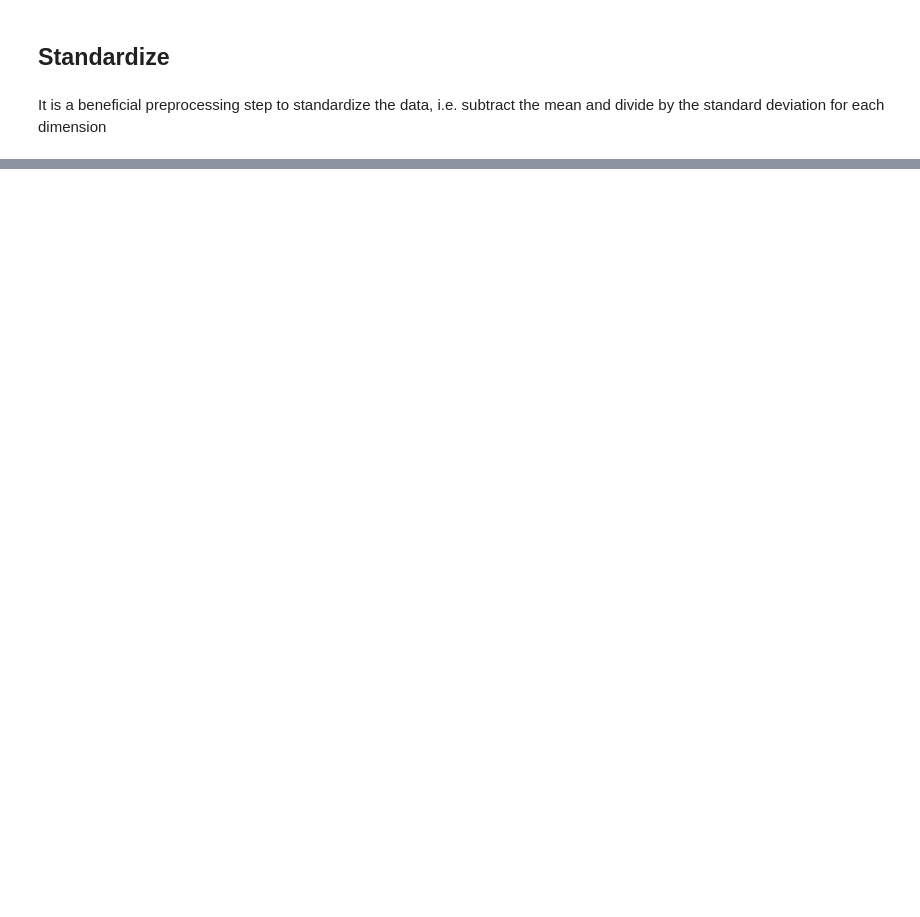
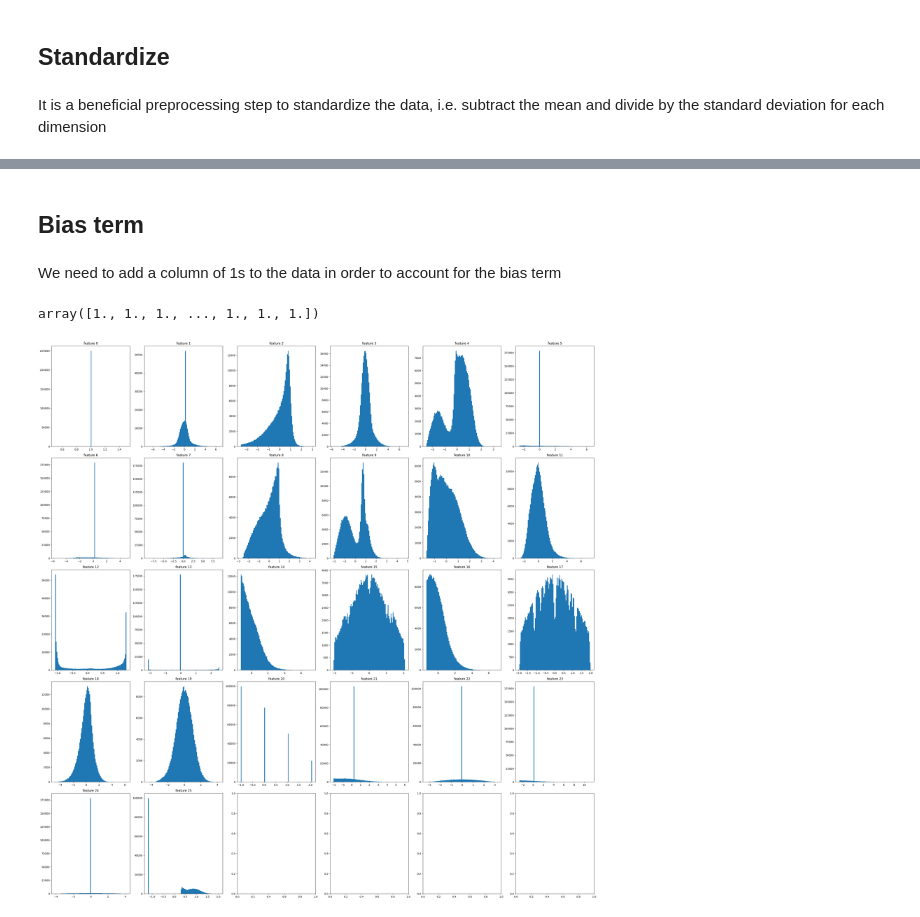
Before and after one commit to CS-433/ml-project-1-mnms, a Jupyter notebook: scripts/Data_Exploration.ipynb, the cells around one changed output, grey strips where cells are left out. Drawn from its saved outputs; the diff is of its cells as text; code cells hidden in the pictures; blank space fills up the shorter version.

Commit message:
cleanup project + correct mistakes + run of each method

```diff
--- a/scripts/Data_Exploration.ipynb
+++ b/scripts/Data_Exploration.ipynb
@@ -78,2 +8,0 @@ columns = tX.columns.to_list()
-# %%
-phi_columns = [columns.index(s) for s in columns if "phi" in s]
@@ -101,11 +41,14 @@ input_data.shape
 def distributions_plot(tx):
     fig,axes = plt.subplots(5,6,figsize = (30,30))
     axes = axes.ravel()
+
+    nb_features = tx.shape[1]
     for index,ax in enumerate(axes):
-        column = tx[:,index]
-        #don't take the undefined values
-        ax.hist(column[np.where(column != -999)], bins=100)
-        ax.set_title("feature " + str(index))
+        if index < nb_features:
+            column = tx[:,index]
+            #don't take the undefined values
+            ax.hist(column[np.where(column != -999)], bins=100)
+            ax.set_title("feature " + str(index))
 
     #tight_layout automatically adjusts subplot params so that the subplot(s) fits in to the figure area.
     plt.tight_layout()
@@ -230,3 +133,0 @@ Test
-# %%
-tx = add_bias_term(clean_input_data)
-tx[:,0]
@@ -270,0 +167,4 @@ print(np.mean(tx, axis=0), "\n\n", np.std(tx, axis=0))
+# %% [markdown]
+## Bias term
+# %% [markdown]
+We need to add a column of 1s to the data in order to account for the bias term
@@ -270,0 +178,10 @@ print(np.mean(tx, axis=0), "\n\n", np.std(tx, axis=0))
+# %%
+tx = add_bias_term(tx)
+tx[:,0]
+# %% [output]
+array([1., 1., 1., ..., 1., 1., 1.])
+# %%
+# Visualization of the final features
+distributions_plot(tx)
+# %% [output]
+[figure, added]
```
Also changed, not shown: parts of 35 cells of this notebook, 4 other files.
